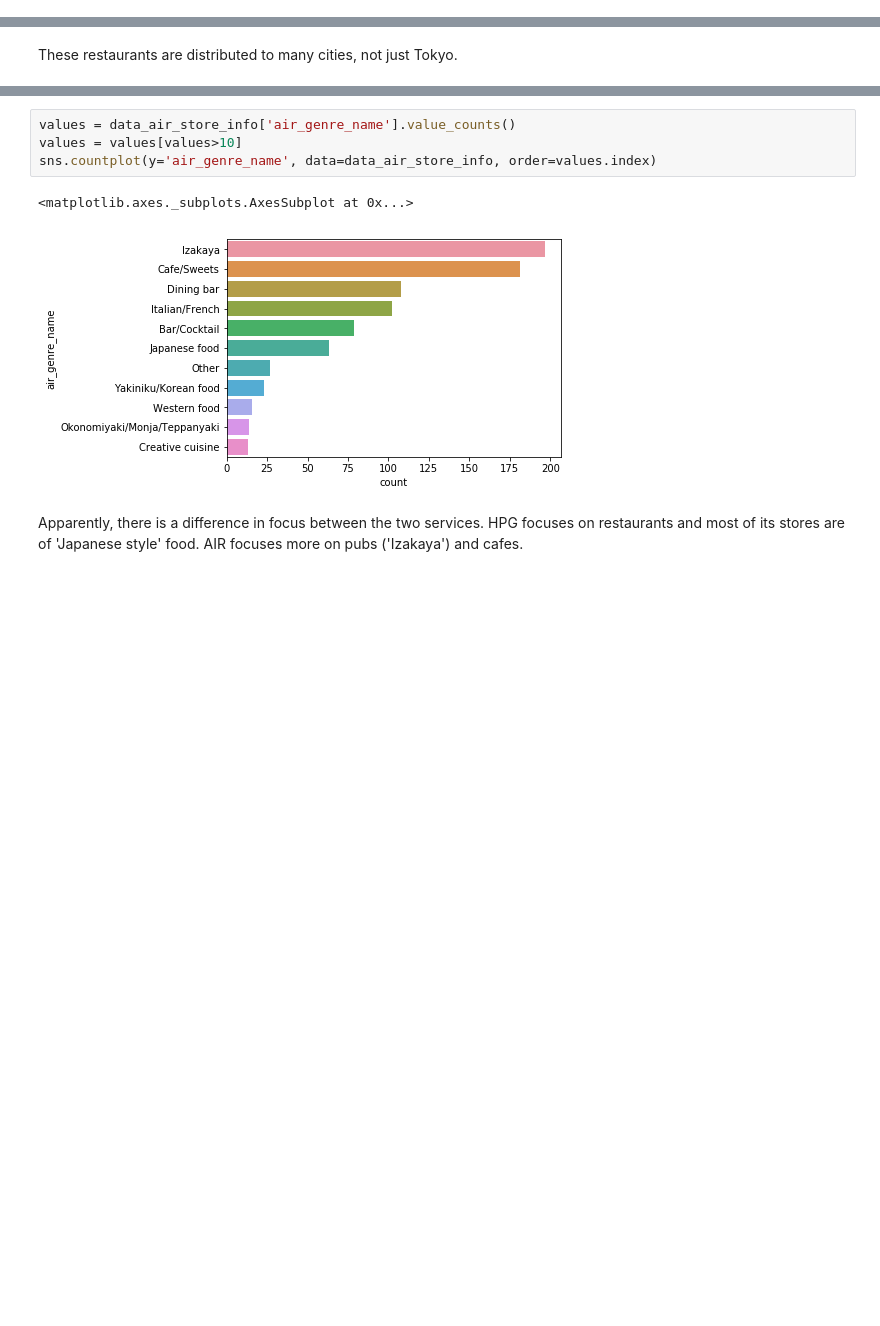
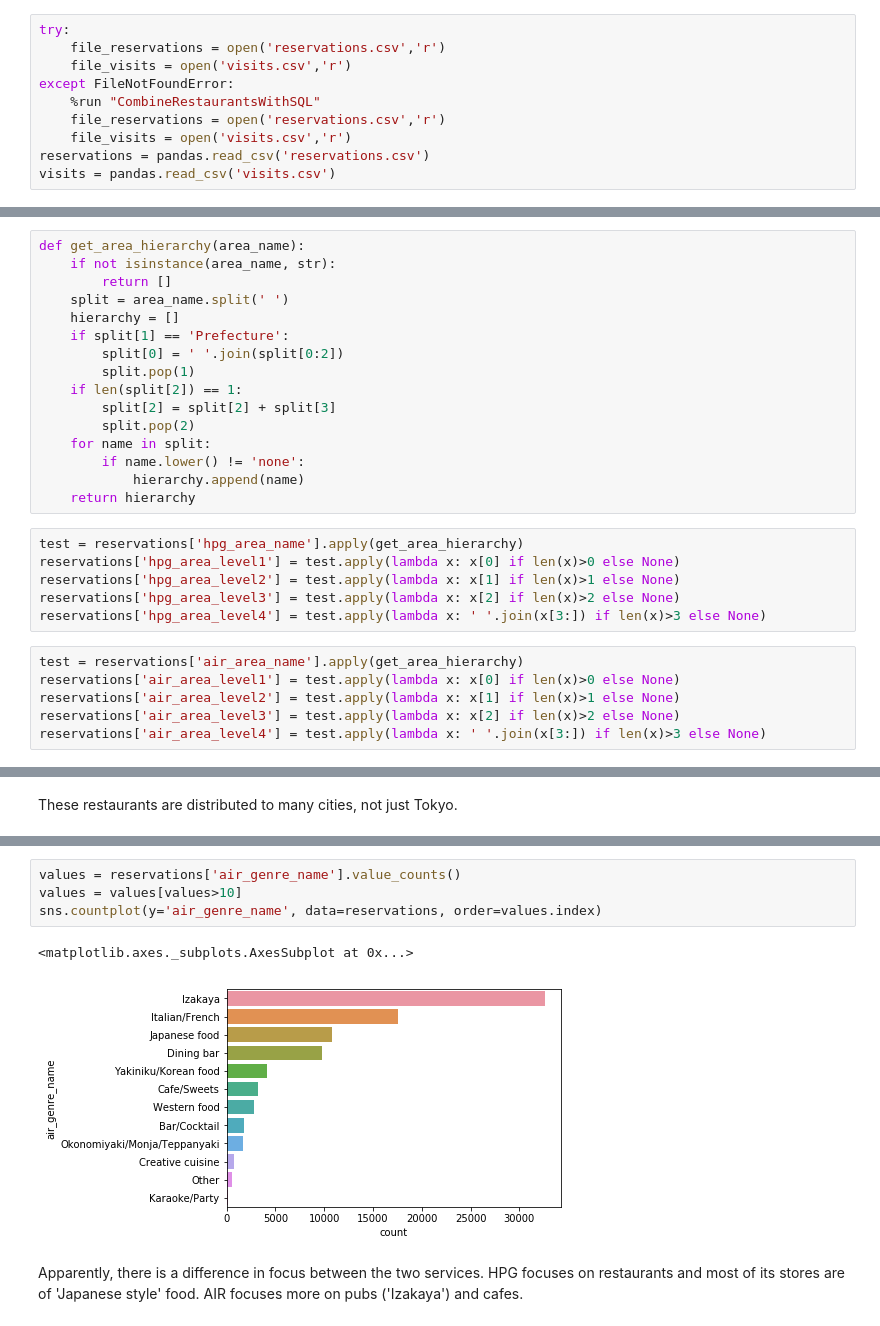
Before and after one commit to tiagobbatalhao/TimeSeriesChallenge, a Jupyter notebook: ExploratoryAnalysis.ipynb, the cells around one changed output, grey strips where cells are left out. Drawn from its saved outputs; the diff is of its cells as text; blank space fills up the shorter version.

Commit message:
Uses SQL to join tables.

```diff
--- a/ExploratoryAnalysis.ipynb
+++ b/ExploratoryAnalysis.ipynb
@@ -48,3 +13,13 @@ memory usage: 61.0+ MB
+# %%
+try:
+    file_reservations = open('reservations.csv','r')
+    file_visits = open('visits.csv','r')
+except FileNotFoundError:
+    %run "CombineRestaurantsWithSQL"
+    file_reservations = open('reservations.csv','r')
+    file_visits = open('visits.csv','r')
+reservations = pandas.read_csv('reservations.csv')
+visits = pandas.read_csv('visits.csv')
 # %% [markdown]
 Each reservation contains information about
 * Time when the reservation was requested.
@@ -110,0 +171,28 @@ ax.set_ylabel('Latitude (compared to Tokyo)');
+# %%
+def get_area_hierarchy(area_name):
+    if not isinstance(area_name, str):
+        return []
+    split = area_name.split(' ')
+    hierarchy = []
+    if split[1] == 'Prefecture':
+        split[0] = ' '.join(split[0:2])
+        split.pop(1)
+    if len(split[2]) == 1:
+        split[2] = split[2] + split[3]
+        split.pop(2)
+    for name in split:
+        if name.lower() != 'none':
+            hierarchy.append(name)
+    return hierarchy
+# %%
+test = reservations['hpg_area_name'].apply(get_area_hierarchy)
+reservations['hpg_area_level1'] = test.apply(lambda x: x[0] if len(x)>0 else None)
+reservations['hpg_area_level2'] = test.apply(lambda x: x[1] if len(x)>1 else None)
+reservations['hpg_area_level3'] = test.apply(lambda x: x[2] if len(x)>2 else None)
+reservations['hpg_area_level4'] = test.apply(lambda x: ' '.join(x[3:]) if len(x)>3 else None)
+# %%
+test = reservations['air_area_name'].apply(get_area_hierarchy)
+reservations['air_area_level1'] = test.apply(lambda x: x[0] if len(x)>0 else None)
+reservations['air_area_level2'] = test.apply(lambda x: x[1] if len(x)>1 else None)
+reservations['air_area_level3'] = test.apply(lambda x: x[2] if len(x)>2 else None)
+reservations['air_area_level4'] = test.apply(lambda x: ' '.join(x[3:]) if len(x)>3 else None)
@@ -122,9 +258,9 @@ sns.countplot(y='hpg_genre_name', data=data_hpg_store_info, order=values.index)
 # %%
-values = data_air_store_info['air_genre_name'].value_counts()
+values = reservations['air_genre_name'].value_counts()
 values = values[values>10]
-sns.countplot(y='air_genre_name', data=data_air_store_info, order=values.index)
+sns.countplot(y='air_genre_name', data=reservations, order=values.index)
 # %% [output]
 <matplotlib.axes._subplots.AxesSubplot at 0x...>
-[figure, old version]
+[figure, new version]
 # %% [markdown]
 Apparently, there is a difference in focus between the two services. HPG focuses on restaurants and most of its stores are of 'Japanese style' food. AIR focuses more on pubs ('Izakaya') and cafes.
```
Also changed, not shown: parts of 88 cells of this notebook, 1 other file.
